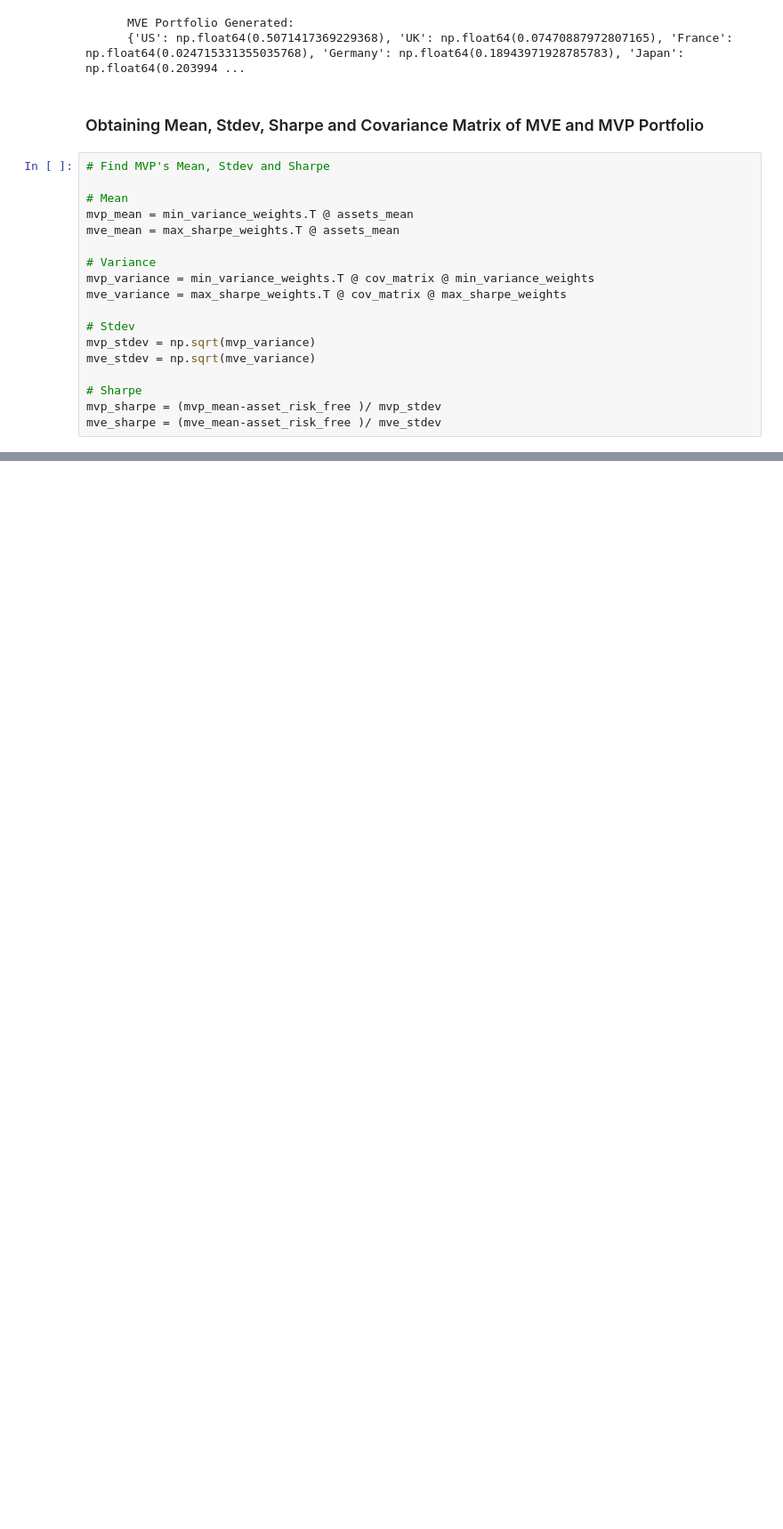
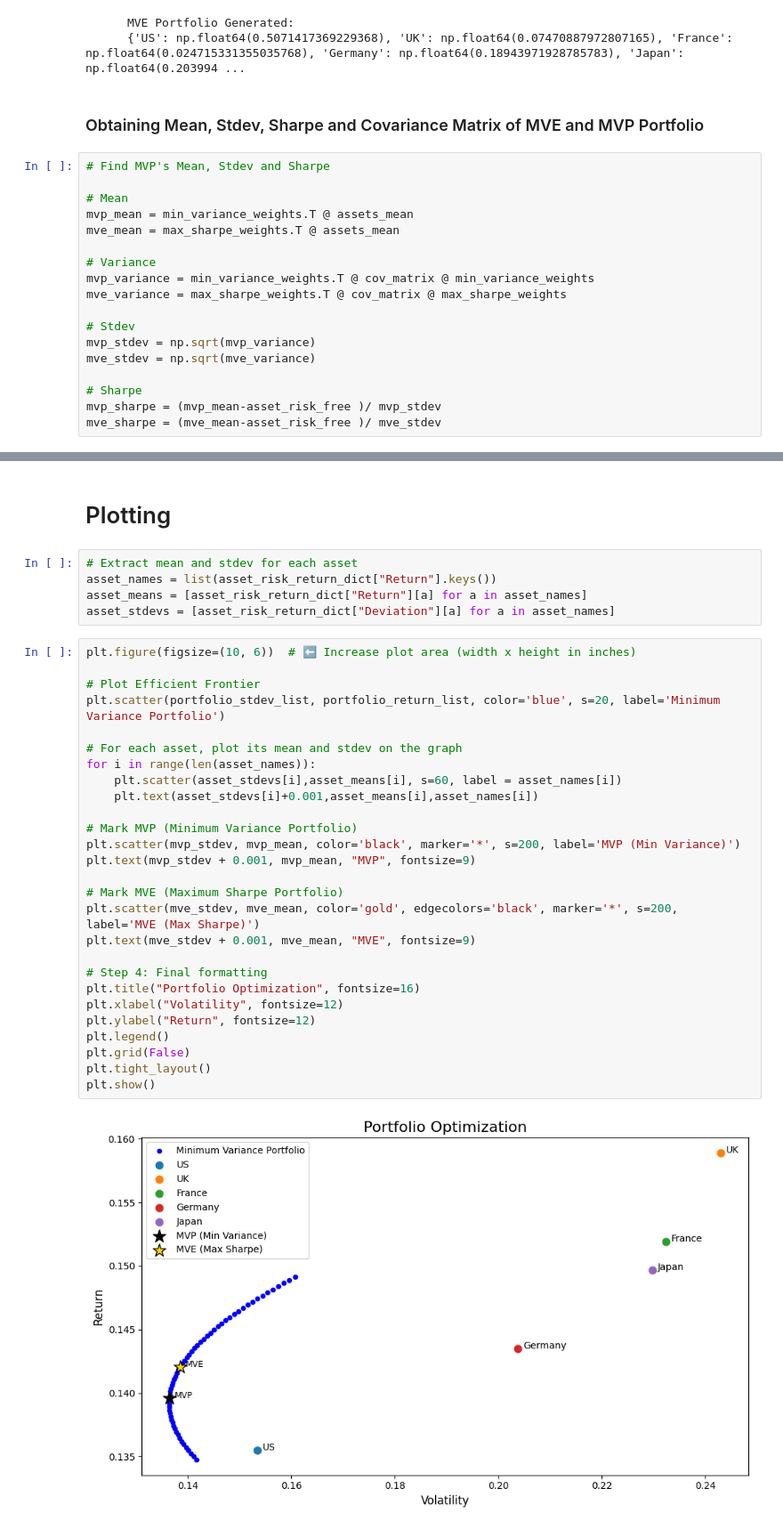
Before and after one commit to xizoo/Portfolio-Visualizer, a Jupyter notebook: resources/multi_asset_portfolio.ipynb, the cells around one changed output, grey strips where cells are left out. Shown: that part at 89% size. Saved outputs shown, nothing was run; the diff lists cells and outputs as text; blank space fills up the shorter version.

Commit message:
optimized portfolio

```diff
--- a/resources/multi_asset_portfolio.ipynb
+++ b/resources/multi_asset_portfolio.ipynb
@@ -172,0 +215,36 @@ mvp_mve_cor = mvp_mve_cov / (mvp_stdev * mve_stdev)
+# %% [markdown]
+# Plotting
+# %%
+# Extract mean and stdev for each asset
+asset_names = list(asset_risk_return_dict["Return"].keys())
+asset_means = [asset_risk_return_dict["Return"][a] for a in asset_names]
+asset_stdevs = [asset_risk_return_dict["Deviation"][a] for a in asset_names]
+# %%
+plt.figure(figsize=(10, 6))  # ⬅️ Increase plot area (width x height in inches)
+
+# Plot Efficient Frontier
+plt.scatter(portfolio_stdev_list, portfolio_return_list, color='blue', s=20, label='Minimum Variance Portfolio')
+
+# For each asset, plot its mean and stdev on the graph
+for i in range(len(asset_names)):
+    plt.scatter(asset_stdevs[i],asset_means[i], s=60, label = asset_names[i])
+    plt.text(asset_stdevs[i]+0.001,asset_means[i],asset_names[i])
+
+# Mark MVP (Minimum Variance Portfolio)
+plt.scatter(mvp_stdev, mvp_mean, color='black', marker='*', s=200, label='MVP (Min Variance)')
+plt.text(mvp_stdev + 0.001, mvp_mean, "MVP", fontsize=9)
+
+# Mark MVE (Maximum Sharpe Portfolio)
+plt.scatter(mve_stdev, mve_mean, color='gold', edgecolors='black', marker='*', s=200, label='MVE (Max Sharpe)')
+plt.text(mve_stdev + 0.001, mve_mean, "MVE", fontsize=9)
+
+# Step 4: Final formatting
+plt.title("Portfolio Optimization", fontsize=16)
+plt.xlabel("Volatility", fontsize=12)
+plt.ylabel("Return", fontsize=12)
+plt.legend()
+plt.grid(False)
+plt.tight_layout()
+plt.show()
+# %% [output]
+[figure, added]
```
Also changed, not shown: parts of 3 cells of this notebook.
